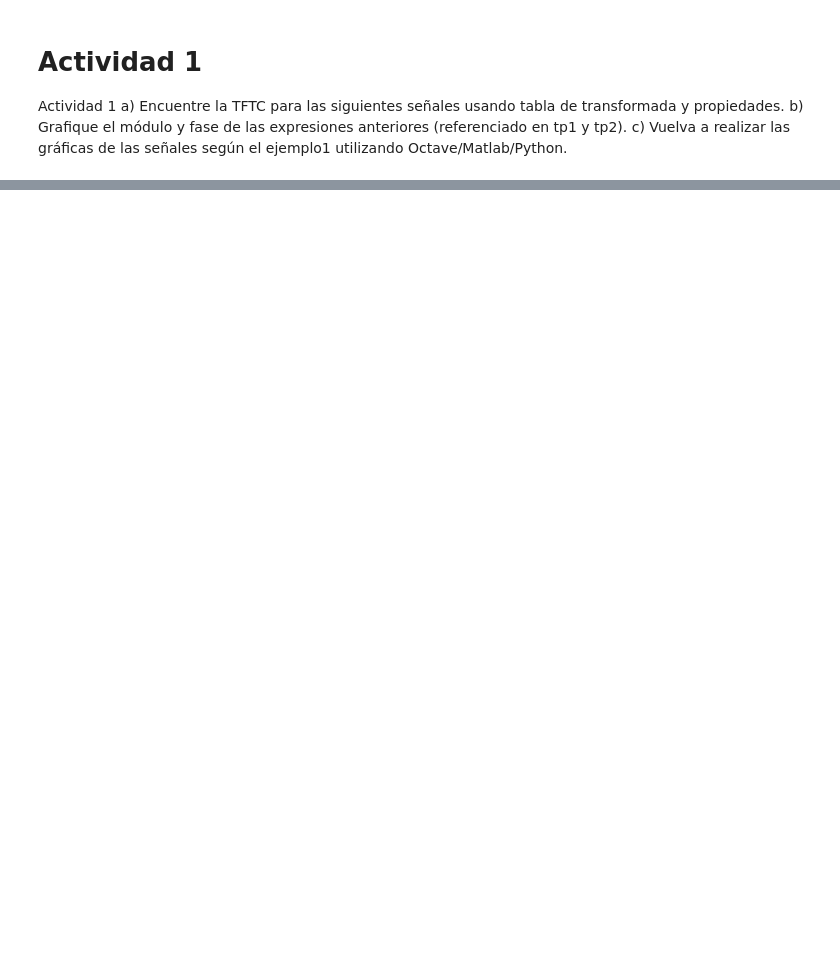
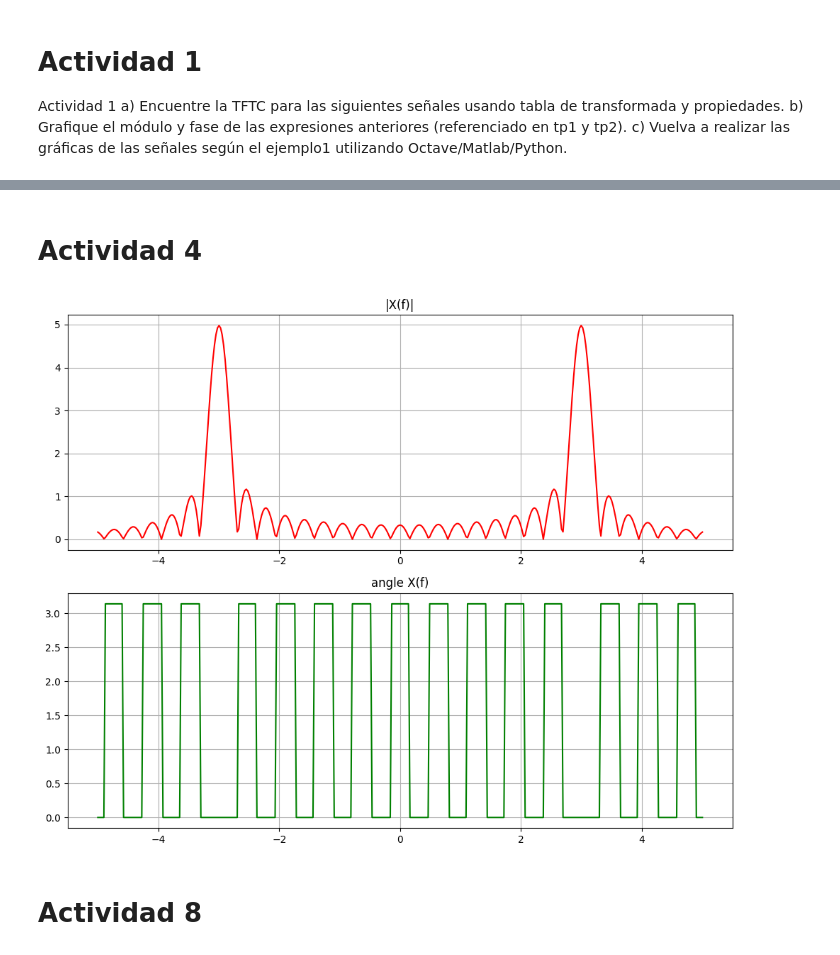
Before and after one commit to Lekkito/analisis-de-se-ales, a Jupyter notebook: tp4.ipynb, the cells around one changed output, grey strips where cells are left out. Saved outputs shown, nothing was run; the diff lists cells and outputs as text; code cells hidden in the pictures; blank space fills up the shorter version.

```diff
--- a/tp4.ipynb
+++ b/tp4.ipynb
@@ -222,0 +214,32 @@ plt.show()
+# %% [markdown]
+# Actividad 4
+# %%
+import matplotlib.pyplot as plt
+import numpy as np
+import sympy as sp
+
+# Defino las variables
+f, t = sp.symbols('f t')
+f0 = 3
+x = sp.cos(2 * sp.pi * f0 * t) # TODO! Comparo con la señal directamente o con la transform. de la señal sin cortar?
+X = 5 * (sp.sinc(10 * (f - f0)) + sp.sinc(10 * (f + f0)))
+# Graficar el modulo y fase de X
+f_vals = np.linspace(-5, 5, 400)
+XM = [sp.Abs(X.subs(f, val)) for val in f_vals]
+XP = [sp.arg(X.subs(f, val)) for val in f_vals]
+
+fig, axs = plt.subplots(2, 1, figsize=(10, 8))
+axs[0].plot(f_vals, XM, 'r')
+axs[0].set_title('|X(f)|')
+axs[0].grid()
+
+axs[1].plot(f_vals, XP, 'g')
+axs[1].set_title('angle X(f)')
+axs[1].grid()
+
+plt.tight_layout()
+plt.show()
+# %% [output]
+[figure, added]
+# %% [markdown]
+# Actividad 8
```
Also changed, not shown: parts of 7 cells of this notebook.
